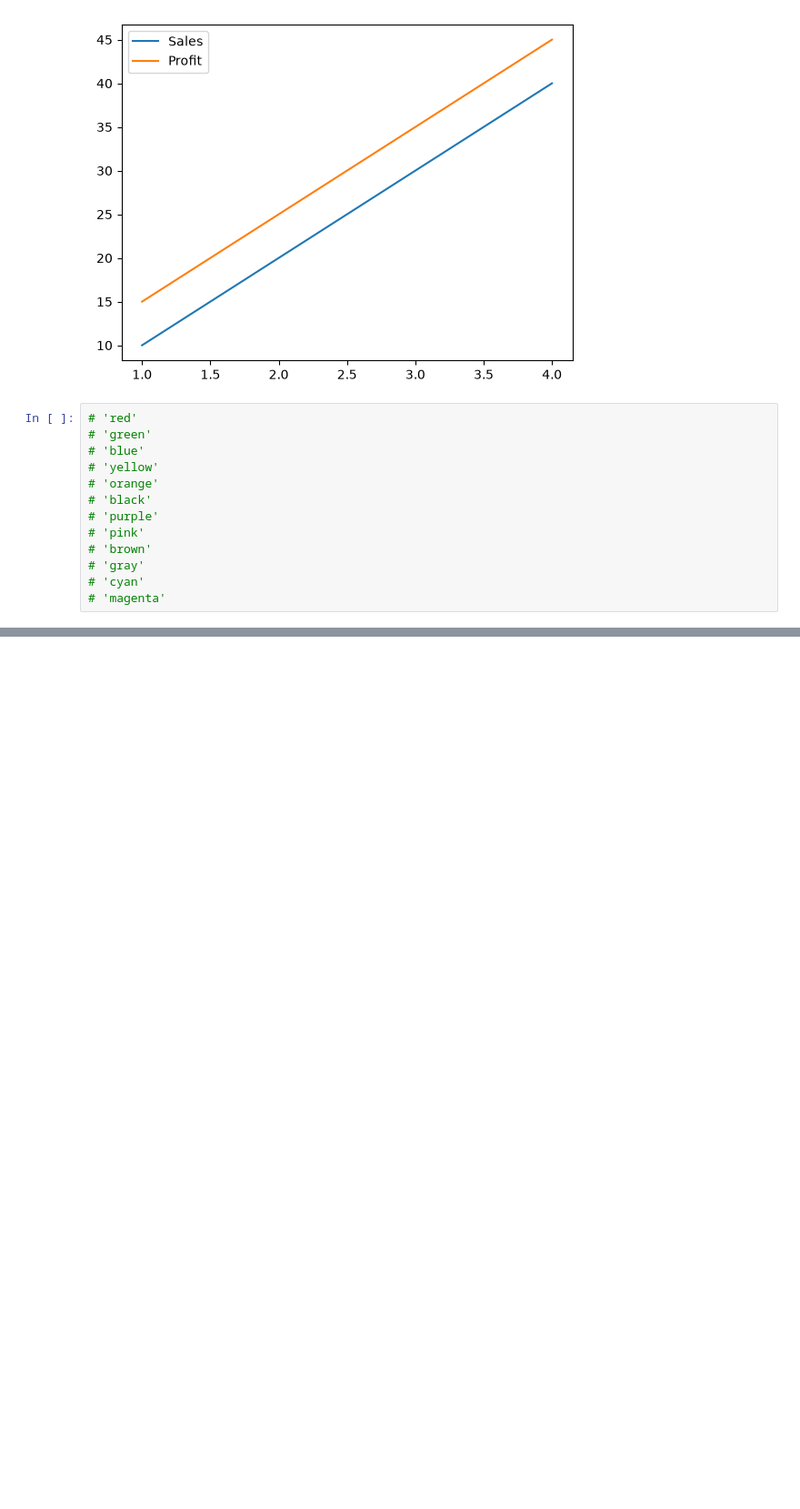
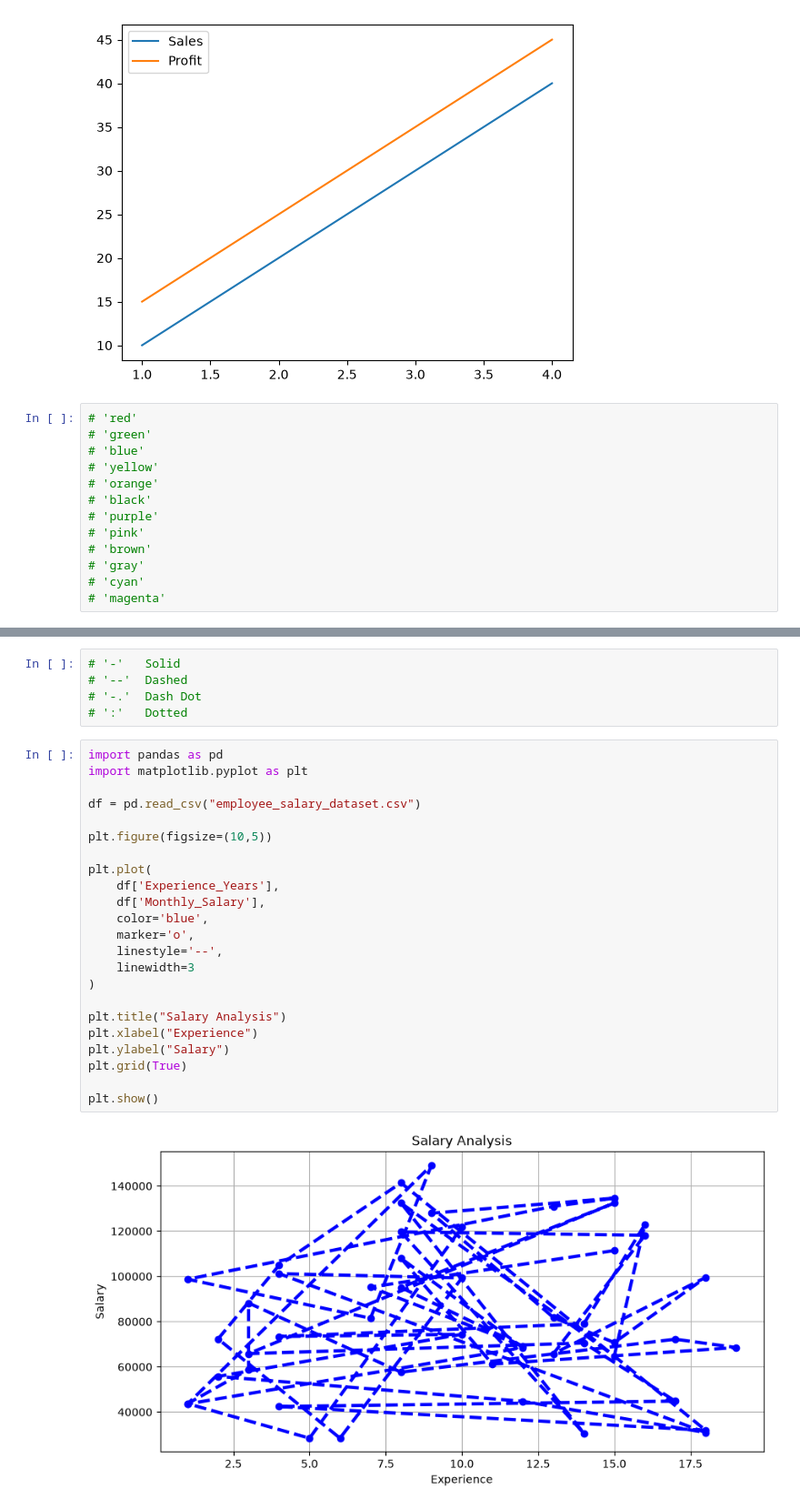
Before and after one commit to jayabalajeeskwork/Practice, a Jupyter notebook: DA1/demo.ipynb, the cells around one changed output, grey strips where cells are left out. Shown at 91% size. Drawn from its saved outputs; the diff is of its cells as text; blank space fills up the shorter version.

```diff
--- a/DA1/demo.ipynb
+++ b/DA1/demo.ipynb
@@ -152,0 +160,30 @@ plt.show()
+# %%
+# '-'   Solid
+# '--'  Dashed
+# '-.'  Dash Dot
+# ':'   Dotted
+# %%
+import pandas as pd
+import matplotlib.pyplot as plt
+
+df = pd.read_csv("employee_salary_dataset.csv")
+
+plt.figure(figsize=(10,5))
+
+plt.plot(
+    df['Experience_Years'],
+    df['Monthly_Salary'],
+    color='blue',
+    marker='o',
+    linestyle='--',
+    linewidth=3
+)
+
+plt.title("Salary Analysis")
+plt.xlabel("Experience")
+plt.ylabel("Salary")
+plt.grid(True)
+
+plt.show()
+# %% [output]
+[figure, added]
```
Also changed, not shown: parts of 1 cell of this notebook.
